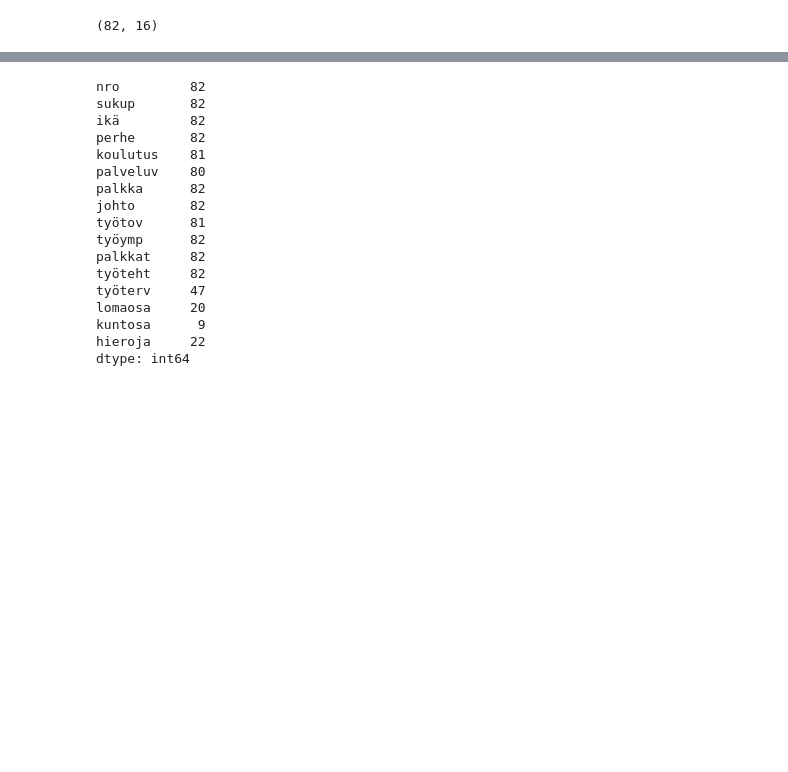
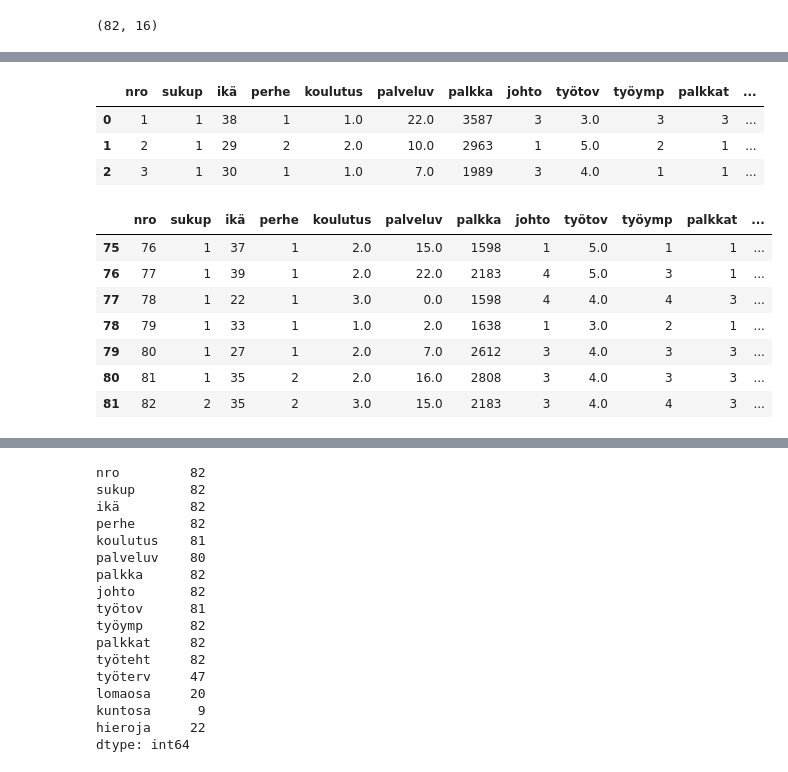
Before and after one commit to taanila/data, a Jupyter notebook: tutustu.ipynb, the cells around one changed output, grey strips where cells are left out. Saved outputs shown, nothing was run; the diff lists cells and outputs as text; code cells hidden in the pictures; blank space fills up the shorter version.

```diff
--- a/tutustu.ipynb
+++ b/tutustu.ipynb
@@ -37,0 +38,20 @@ df
+# %%
+# Datan alkupää. Voin myös määrittää näytettävien rivien määrän, esimerkiksi df.head(10)
+df.head(3)
+# %% [output]
+|  | nro | sukup | ikä | perhe | koulutus | palveluv | palkka | johto | työtov | työymp | palkkat | ... |
+| 0 | 1 | 1 | 38 | 1 | 1.0 | 22.0 | 3587 | 3 | 3.0 | 3 | 3 | ... |
+| 1 | 2 | 1 | 29 | 2 | 2.0 | 10.0 | 2963 | 1 | 5.0 | 2 | 1 | ... |
+| 2 | 3 | 1 | 30 | 1 | 1.0 | 7.0 | 1989 | 3 | 4.0 | 1 | 1 | ... |
+# %%
+# Datan loppupää
+df.tail(7)
+# %% [output]
+|  | nro | sukup | ikä | perhe | koulutus | palveluv | palkka | johto | työtov | työymp | palkkat | ... |
+| 75 | 76 | 1 | 37 | 1 | 2.0 | 15.0 | 1598 | 1 | 5.0 | 1 | 1 | ... |
+| 76 | 77 | 1 | 39 | 1 | 2.0 | 22.0 | 2183 | 4 | 5.0 | 3 | 1 | ... |
+| 77 | 78 | 1 | 22 | 1 | 3.0 | 0.0 | 1598 | 4 | 4.0 | 4 | 3 | ... |
+| 78 | 79 | 1 | 33 | 1 | 1.0 | 2.0 | 1638 | 1 | 3.0 | 2 | 1 | ... |
+| 79 | 80 | 1 | 27 | 1 | 2.0 | 7.0 | 2612 | 3 | 4.0 | 3 | 3 | ... |
+| 80 | 81 | 1 | 35 | 2 | 2.0 | 16.0 | 2808 | 3 | 4.0 | 3 | 3 | ... |
+| 81 | 82 | 2 | 35 | 2 | 3.0 | 15.0 | 2183 | 3 | 4.0 | 4 | 3 | ... |
```
Also changed, not shown: parts of 12 cells of this notebook.
